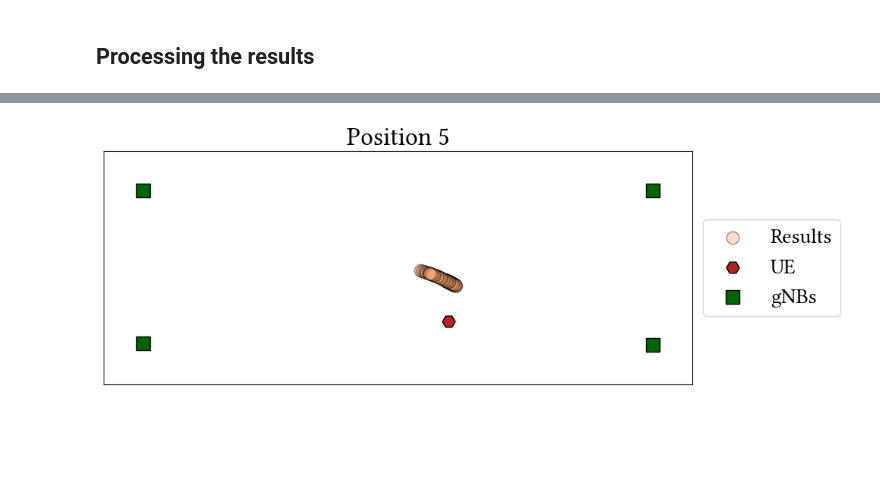
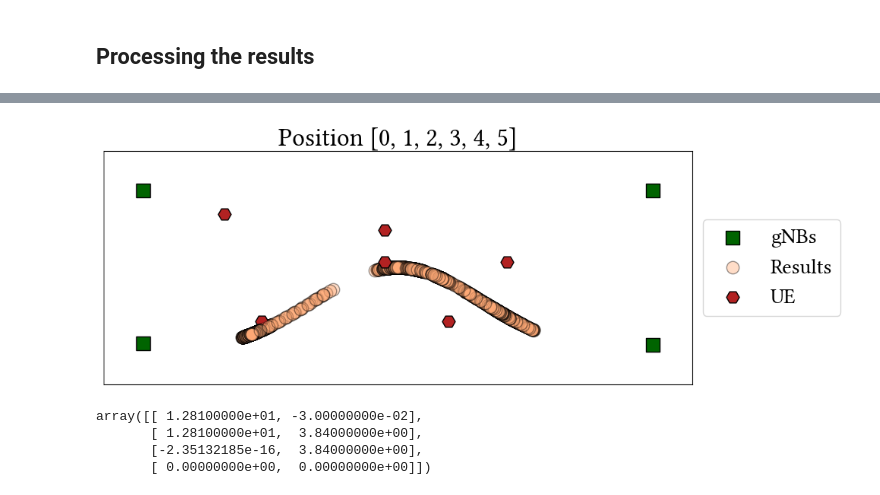
Before and after one commit to yagoliz/5glocalization, a Jupyter notebook: notebooks/ext-03-tdoa_5g_tdoa_plots_exploration.ipynb, the cells around one changed output, grey strips where cells are left out. Drawn from its saved outputs; the diff is of its cells as text; code cells hidden in the pictures; blank space fills up the shorter version.

```diff
--- a/notebooks/ext-03-tdoa_5g_tdoa_plots_exploration.ipynb
+++ b/notebooks/ext-03-tdoa_5g_tdoa_plots_exploration.ipynb
@@ -453,3 +427,9 @@ else:
+# %%
+import pickle
+frequency_mhz = 100
+
+with open('comnets_data/results/experiments/4_100mhz_window_20_offset_False_lr_10.pickle', 'rb') as p:
+        data_no_offset = pickle.load(p)
 # %%
 eelin = np.array([])
 eenli = np.array([])
@@ -501,12 +467,0 @@ ax.legend(['Linear', 'Non-Linear/Brute-Force'])
-# %%
-f, ax = plt.subplots(figsize=(8, 4))
-
-ax.ecdf(eenli)
-ax.ecdf(eenli_o)
-
-ax.set_xlim([0,5])
-ax.grid()
-
-ax.set_title(f'Bandwidth: {frequency_mhz} MHz')
-ax.set_xlabel('Error (m)')
-ax.legend(['Uncalibrated', 'Calibrated'])
@@ -516,26 +468,34 @@ ax.legend(['Uncalibrated', 'Calibrated'])
 # %%
-pos = 5
-
-pts = data_no_offset[f'P{pos}','nonlin']
+poss = [0,1,2,3,4,5]
 
 fig, ax = plt.subplots(figsize=(10, 5))
 
 ax.set_xticks([])
 ax.set_yticks([])
 
-ax.scatter(pts[:,1], pts[:,0], 140, '#ffaa77', 'o', alpha=.4, edgecolors='black')
+ax.scatter(gNBs[:,0], gNBs[:,1], 180, 'darkgreen', 's', edgecolors='black')
 
-ax.scatter(UEs[pos,1],UEs[pos,0], 150, 'firebrick', 'H', edgecolors='black')
-ax.scatter(gNBs[:,1], gNBs[:,0], 180, 'darkgreen', 's', edgecolors='black')
+for pos in poss:
+    pts = data_no_offset[f'P{pos}','brute']
+    ax.scatter(pts[:,0], pts[:,1], 140, '#ffaa77', 'o', alpha=.4, edgecolors='black')
 
-ax.set_xlim([np.min(gNBs[:,1])-1.0, np.max(gNBs[:,1])+1.0])
-ax.set_ylim([np.min(gNBs[:,0])-1.0, np.max(gNBs[:,0])+1.0])
+    ax.scatter(UEs[pos,0],UEs[pos,1], 150, 'firebrick', 'H', edgecolors='black')
 
-ax.legend(('Results', 'UE', 'gNBs'), loc="center left", bbox_to_anchor=(1, 0.5))
-ax.set_title(f'Position {pos}')
 
-plt.gca().invert_yaxis()
+ax.set_xlim([np.min(gNBs[:,0])-1.0, np.max(gNBs[:,0])+1.0])
+ax.set_ylim([np.min(gNBs[:,1])-1.0, np.max(gNBs[:,1])+1.0])
+
+ax.legend(('gNBs','Results','UE'), loc="center left", bbox_to_anchor=(1, 0.5))
+ax.set_title(f'Position {poss}')
+
 plt.gca().set_aspect('equal')
 plt.show()
 # %% [output]
-[figure, old version]
+[figure, new version]
+# %%
+gNBs
+# %% [output]
+array([[ 1.28100000e+01, -3.00000000e-02],
+       [ 1.28100000e+01,  3.84000000e+00],
+       [-2.35132185e-16,  3.84000000e+00],
+       [ 0.00000000e+00,  0.00000000e+00]])
```
Also changed, not shown: parts of 15 cells of this notebook, 7 other files.
